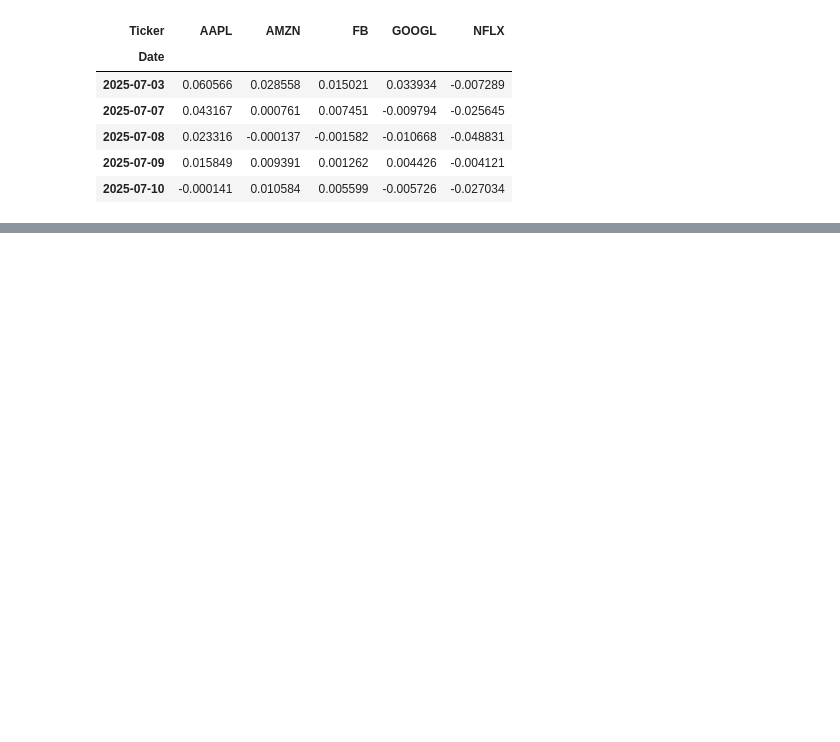
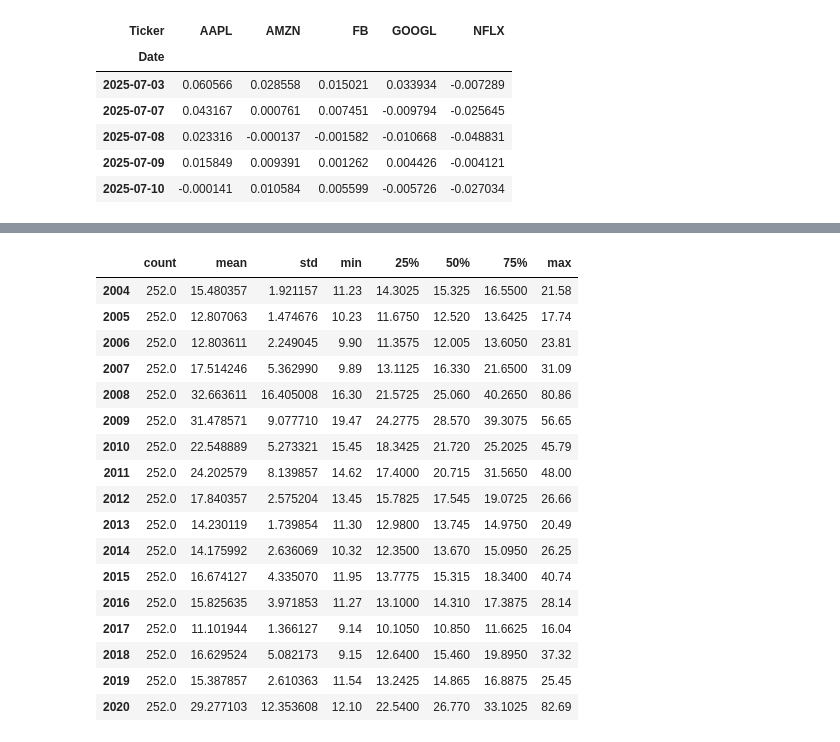
Before and after one commit to snowy615/trade_old_archive, a Jupyter notebook: learning_plots_data_file.ipynb, the cells around one changed output, grey strips where cells are left out. Saved outputs shown, nothing was run; the diff lists cells and outputs as text; code cells hidden in the pictures; blank space fills up the shorter version.

```diff
--- a/learning_plots_data_file.ipynb
+++ b/learning_plots_data_file.ipynb
@@ -538,0 +653,8 @@ fig.show()
+# %%
+years = vix.index.year.unique()
+newdf = pd.DataFrame()
+for year in years:
+    newdf[year] = pd.Series(vix[vix.index.year==year]['VIX Close']).reset_index(drop=True)
+
+newdf = newdf.ffill(axis=1)
+newdf.head()
@@ -538,0 +668,21 @@ fig.show()
+# %%
+newdf.describe().T
+# %% [output]
+|  | count | mean | std | min | 25% | 50% | 75% | max |
+| 2004 | 252.0 | 15.480357 | 1.921157 | 11.23 | 14.3025 | 15.325 | 16.5500 | 21.58 |
+| 2005 | 252.0 | 12.807063 | 1.474676 | 10.23 | 11.6750 | 12.520 | 13.6425 | 17.74 |
+| 2006 | 252.0 | 12.803611 | 2.249045 | 9.90 | 11.3575 | 12.005 | 13.6050 | 23.81 |
+| 2007 | 252.0 | 17.514246 | 5.362990 | 9.89 | 13.1125 | 16.330 | 21.6500 | 31.09 |
+| 2008 | 252.0 | 32.663611 | 16.405008 | 16.30 | 21.5725 | 25.060 | 40.2650 | 80.86 |
+| 2009 | 252.0 | 31.478571 | 9.077710 | 19.47 | 24.2775 | 28.570 | 39.3075 | 56.65 |
+| 2010 | 252.0 | 22.548889 | 5.273321 | 15.45 | 18.3425 | 21.720 | 25.2025 | 45.79 |
+| 2011 | 252.0 | 24.202579 | 8.139857 | 14.62 | 17.4000 | 20.715 | 31.5650 | 48.00 |
+| 2012 | 252.0 | 17.840357 | 2.575204 | 13.45 | 15.7825 | 17.545 | 19.0725 | 26.66 |
+| 2013 | 252.0 | 14.230119 | 1.739854 | 11.30 | 12.9800 | 13.745 | 14.9750 | 20.49 |
+| 2014 | 252.0 | 14.175992 | 2.636069 | 10.32 | 12.3500 | 13.670 | 15.0950 | 26.25 |
+| 2015 | 252.0 | 16.674127 | 4.335070 | 11.95 | 13.7775 | 15.315 | 18.3400 | 40.74 |
+| 2016 | 252.0 | 15.825635 | 3.971853 | 11.27 | 13.1000 | 14.310 | 17.3875 | 28.14 |
+| 2017 | 252.0 | 11.101944 | 1.366127 | 9.14 | 10.1050 | 10.850 | 11.6625 | 16.04 |
+| 2018 | 252.0 | 16.629524 | 5.082173 | 9.15 | 12.6400 | 15.460 | 19.8950 | 37.32 |
+| 2019 | 252.0 | 15.387857 | 2.610363 | 11.54 | 13.2425 | 14.865 | 16.8875 | 25.45 |
+| 2020 | 252.0 | 29.277103 | 12.353608 | 12.10 | 22.5400 | 26.770 | 33.1025 | 82.69 |
```
Also changed, not shown: parts of 9 cells of this notebook.
